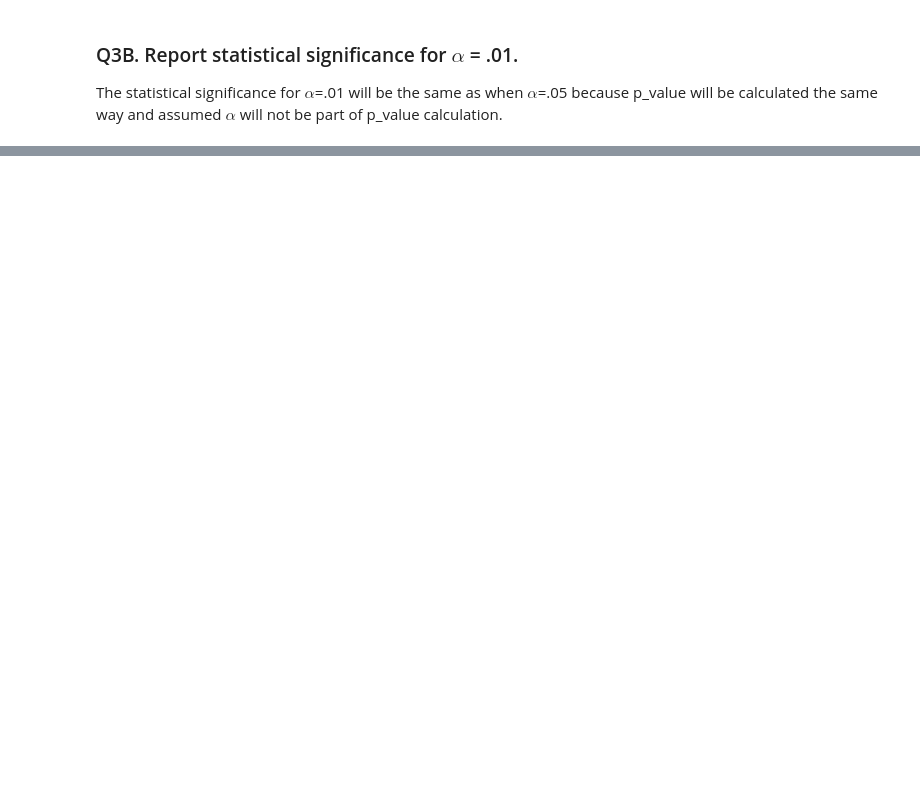
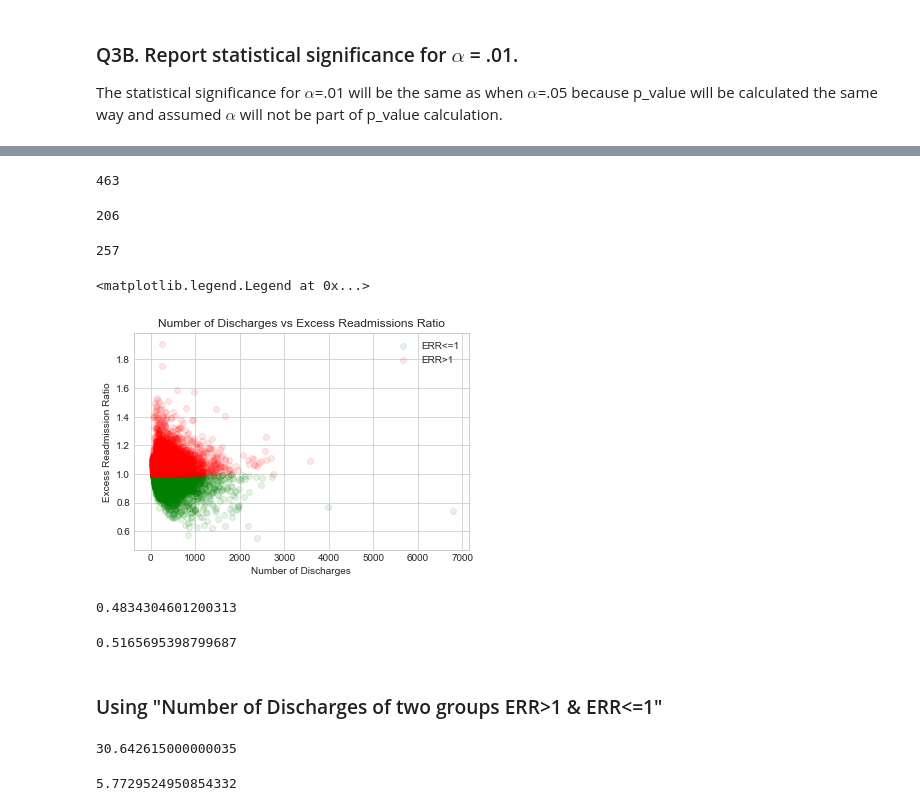
Before and after one commit to CttYss/dsi-inferential-statistics, a Jupyter notebook: inferential_statistics_exercise_3.ipynb, the cells around one changed output, grey strips where cells are left out. Cells and saved outputs as stored; diff of their text form; code cells hidden in the pictures; blank space fills up the shorter version.

```diff
--- a/inferential_statistics_exercise_3.ipynb
+++ b/inferential_statistics_exercise_3.ipynb
@@ -272,0 +301,55 @@ The statistical significance for $\alpha$=.01 will be the same as when $\alpha$=
+# %%
+#Large hospitals with Number of Discharges>1000 are obly 463
+bigcap=new[new['Number of Discharges']>1000]
+bigcap.shape[0]
+# %% [output]
+463
+# %%
+B1=bigcap[bigcap['Excess Readmission Ratio']>1]
+B1.shape[0]
+# %% [output]
+206
+# %%
+B2=bigcap[bigcap['Excess Readmission Ratio']<=1]
+B2.shape[0]
+# %% [output]
+257
+# %%
+hosp1=new[new['Excess Readmission Ratio']<=1]
+hosp2=new[new['Excess Readmission Ratio']>1]
+# %%
+plt.scatter(hosp1['Number of Discharges'], hosp1['Excess Readmission Ratio'], c='g', label="ERR<=1", alpha=0.10)
+plt.scatter(hosp2['Number of Discharges'], hosp2['Excess Readmission Ratio'], c='r', label='ERR>1', alpha=0.1)
+plt.xlabel('Number of Discharges')
+plt.ylabel('Excess Readmission Ratio')
+plt.title('Number of Discharges vs Excess Readmissions Ratio')
+plt.legend()
+# %% [output]
+<matplotlib.legend.Legend at 0x...>
+[figure, added]
+# %%
+##hosp1
+P1=5558/(5558+5939)
+P1
+# %% [output]
+0.4834304601200313
+# %%
+#hosp2
+P2=5939/(5558+5939)
+P2
+# %% [output]
+0.5165695398799687
+# %% [markdown]
+### Using "Number of Discharges of two groups ERR>1 & ERR<=1"
+# %%
+##Difference in mean of # discharges
+mean_dis_diff=381.295250-350.652635
+mean_dis_diff
+# %% [output]
+30.642615000000035
+# %%
+#standard deviation for difference in mean of # of discharges
+std_dis_diff=np.sqrt((322.753963**2/5558) + (294.309313**2/5939))
+std_dis_diff
+# %% [output]
+5.7729524950854332
```
Also changed, not shown: parts of 18 cells of this notebook.
